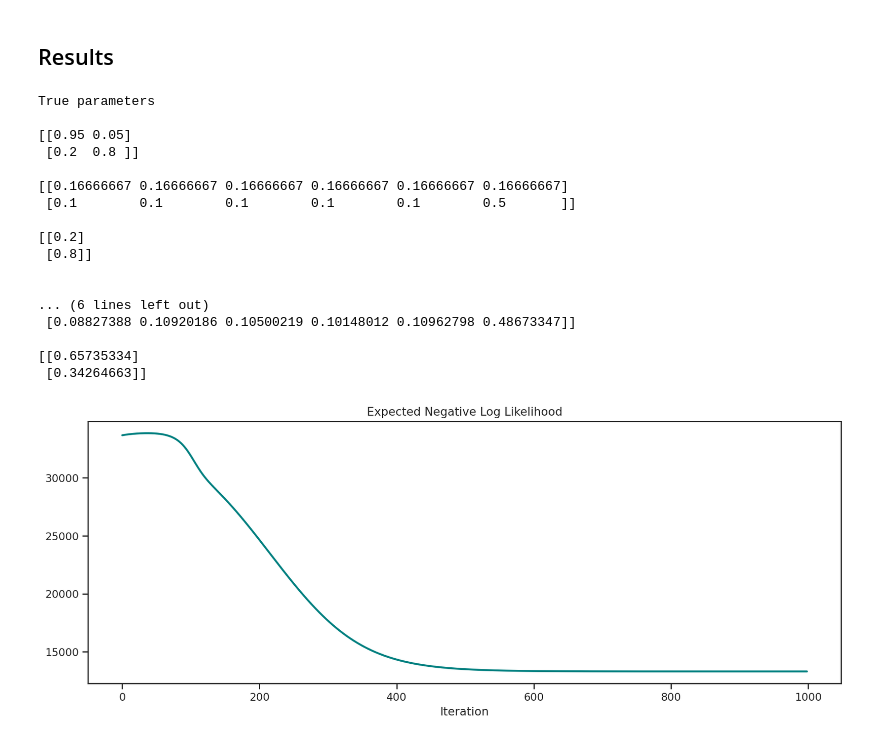
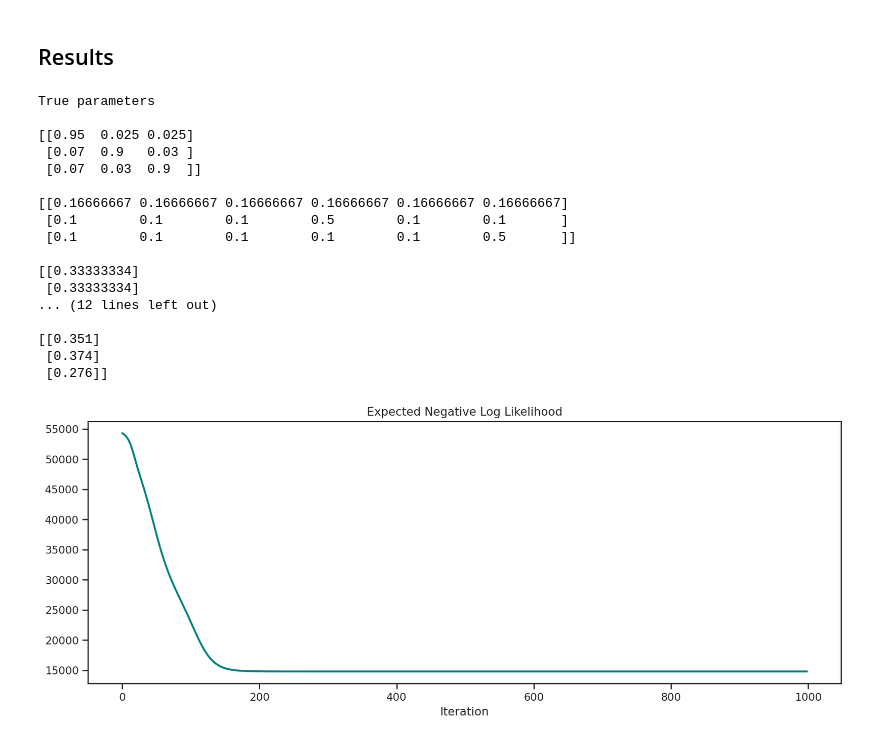
Before and after one commit to CorpuzKB/PML-Advance-Topics-notebooks, a Jupyter notebook: HMM_Baum_Welch_(EM)__TensorFlow.ipynb, the cells around one changed output. Cells and saved outputs as stored; diff of their text form; code cells hidden in the pictures.

```diff
--- a/HMM_Baum_Welch_(EM)__TensorFlow.ipynb
+++ b/HMM_Baum_Welch_(EM)__TensorFlow.ipynb
@@ -195,20 +195,19 @@ def HMM_Generator(transition_matrix, emission_distribution, emission_params, sta
 # %% [markdown]
 ## Set the ground-truth parameters $(A_g, B_g, \pi_g)$
 # %%
-num_states = 2
+num_states = 3
 
-initial_distribution = tf.constant([
-    [0.2],
-    [0.8]
-])
+initial_distribution = tf.fill([num_states, 1], 1/num_states)
 
 transition_distribution = tf.constant([
-    [0.95, 0.05],
-    [0.2, 0.8]
+    [0.95, 0.025, 0.025],
+    [0.07, 0.9, 0.03],
+    [0.07, 0.03, 0.9]
 ])
 
 emission_params = tf.stack([
     tf.squeeze(tf.constant(tf.fill([1, 6], 1/6))),
+    tf.constant([1/10, 1/10, 1/10, 5/10, 1/10, 1/10]),
     tf.constant([*[1/10 for _ in range(5)], 5/10])
     ])
 
@@ -235,18 +234,21 @@ Generated 10 batches of 5000-step Casino HMM samples
 Note that the Baum-Welch (EM) algorithm is sensitive to initial parameters and attempts to find good starting points are not covered in this notebook.
 # %%
 transition_distribution_init = tf.constant([
-    [0.6, 0.4],
-    [0.4, 0.6]
+    [0.4, 0.3, 0.3],
+    [0.3, 0.4, 0.3],
+    [0.3, 0.3, 0.4]
 ])
 
 emission_params_init = tf.constant([
     [0.2, 0.1, 0.2, 0.1, 0.2, 0.2],
-    [0.1, 0.2, 0.1, 0.2, 0.1, 0.2]
+    [0.1, 0.2, 0.1, 0.3, 0.1, 0.2],
+    [0.2, 0.2, 0.1, 0.1, 0.1, 0.3]
 ])
 
 initial_distribution_init = tf.constant([
-    [0.5],
-    [0.5]
+    [0.4],
+    [0.3],
+    [0.3]
 ])
 
 HMM_fit = EM_HMM_Categorical(HMM_Inference(), transition_distribution_init, emission_distribution, emission_params_init, initial_distribution_init)
@@ -256,29 +258,29 @@ HMM_fit(observations, iter=1000)
 # %%
 tf.print('True parameters\n\n{}\n\n{}\n\n{}'.format(transition_distribution, emission_params, initial_distribution), '\n\n')
 tf.print('Learned parameters \n\n{}\n\n{}\n\n{}'.format(
-    HMM_fit.parameters.get('transition_distribution'),
-    HMM_fit.parameters.get('emission_params'),
-    HMM_fit.parameters.get('initial_distribution')), '\n\n')
+    np.round(HMM_fit.parameters.get('transition_distribution').numpy(), 3),
+    np.round(HMM_fit.parameters.get('emission_params').numpy(), 3),
+    np.round(HMM_fit.parameters.get('initial_distribution').numpy(), 3)), '\n\n')
 Q_ = - HMM_fit.parameters.get('Q')
 plt.figure(figsize=(14, 5))
 plt.plot(Q_[1:], color="teal", linewidth=2)
 plt.title("Expected Negative Log Likelihood"); plt.xlabel('Iteration'); plt.show()
 # %% [output]
 True parameters
 
-[[0.95 0.05]
- [0.2  0.8 ]]
+[[0.95  0.025 0.025]
+ [0.07  0.9   0.03 ]
+ [0.07  0.03  0.9  ]]
 
 [[0.16666667 0.16666667 0.16666667 0.16666667 0.16666667 0.16666667]
+ [0.1        0.1        0.1        0.5        0.1        0.1       ]
  [0.1        0.1        0.1        0.1        0.1        0.5       ]]
 
-[[0.2]
- [0.8]]
+[[0.33333334]
+ [0.33333334]
+... (12 lines left out)
 
-
-... (6 lines left out)
- [0.08827388 0.10920186 0.10500219 0.10148012 0.10962798 0.48673347]]
-
-[[0.65735334]
- [0.34264663]]
+[[0.351]
+ [0.374]
+ [0.276]]
-[figure, old version]
+[figure, new version]
```
Also changed, not shown: parts of 1 cell of this notebook.
